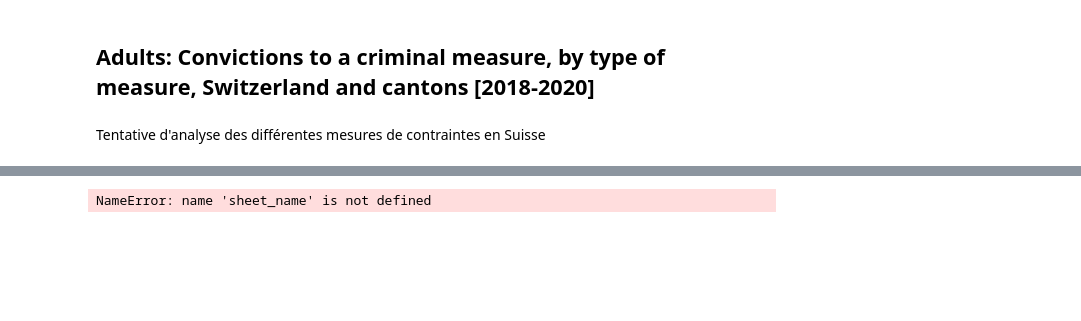
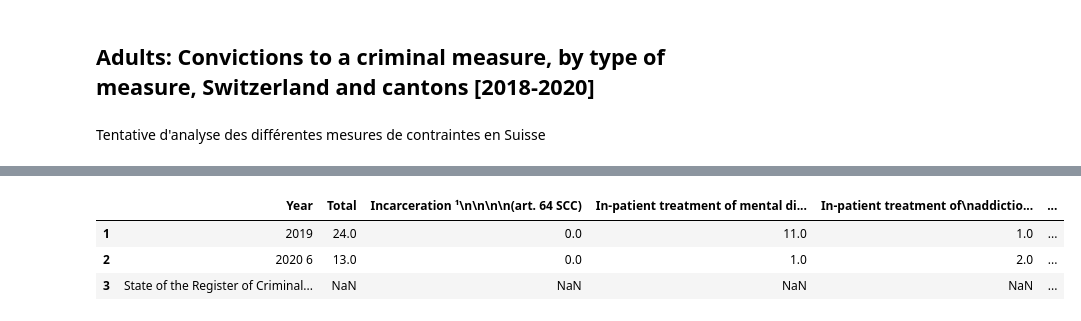
Before and after one commit to palrogg/course_sandbox, a Jupyter notebook: data_joel/Adults_Convictions_to_a_criminal_measure_by_type_of_measure_Switzerland_and_cantons_2018-2020.ipynb, the cells around one changed output, grey strips where cells are left out. Drawn from its saved outputs; the diff is of its cells as text; code cells hidden in the pictures; blank space fills up the shorter version.

```diff
--- a/data_joel/Adults_Convictions_to_a_criminal_measure_by_type_of_measure_Switzerland_and_cantons_2018-2020.ipynb
+++ b/data_joel/Adults_Convictions_to_a_criminal_measure_by_type_of_measure_Switzerland_and_cantons_2018-2020.ipynb
@@ -52,6 +71,11 @@ df_sheet_map['VS']
+# %%
+df_sheet_map['VS'][1:4]
+# %% [output]
+|  | Year | Total | Incarceration ¹\n\n\n\n(art. 64 SCC) | In-patient treatment of mental di... | In-patient treatment of\naddictio... | ... |
+| 1 | 2019 | 24.0 | 0.0 | 11.0 | 1.0 | ... |
+| 2 | 2020 6 | 13.0 | 0.0 | 1.0 | 2.0 | ... |
+| 3 | State of the Register of Criminal... | NaN | NaN | NaN | NaN | ... |
 # %%
 
-for x in sheet_name:
-    pd.read_excel('adult_convictions_ch_2018-2020.xlsx', sheet_name=[range(1,26)]):))
+for x in range(1,26):
+    pd.read_excel('adult_convictions_ch_2018-2020.xlsx', sheet_name=x)
-# %% [output]
-NameError: name 'sheet_name' is not defined
```
Also changed, not shown: parts of 5 cells of this notebook.
